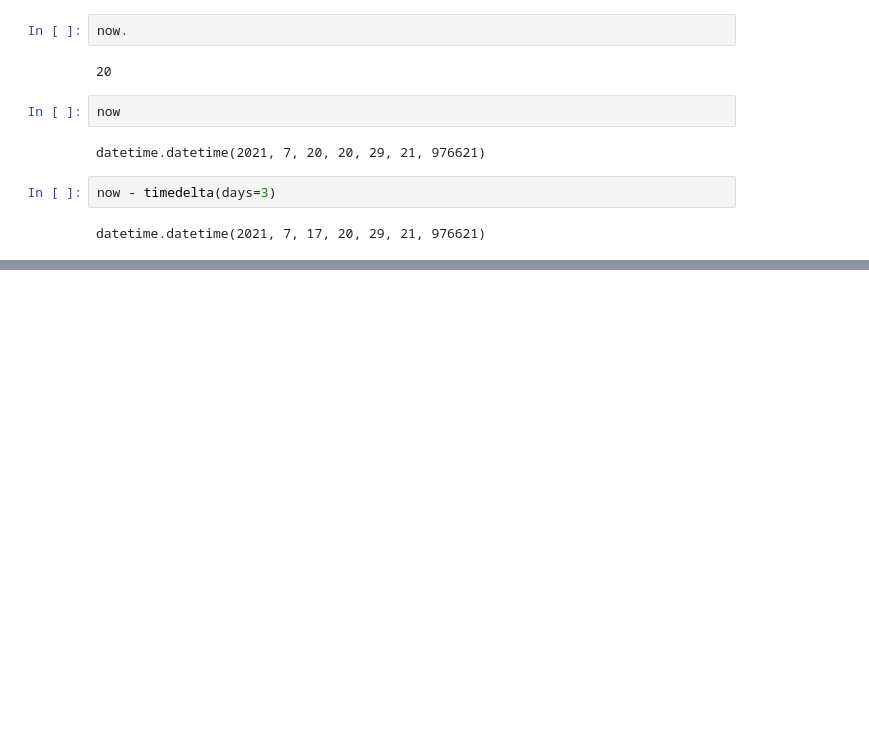
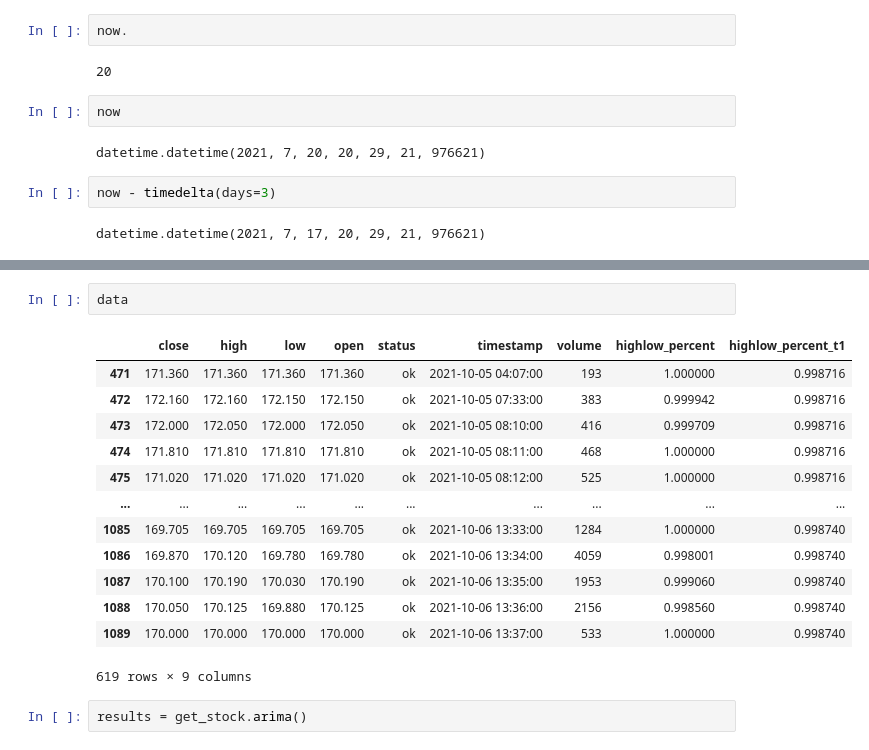
Before and after one commit to ileefmans/stock-sentiment, a Jupyter notebook: notebooks/exploratory_test_notebook.ipynb, the cells around one changed output, grey strips where cells are left out. Drawn from its saved outputs; the diff is of its cells as text; blank space fills up the shorter version.

Commit message:
Test arima

```diff
--- a/notebooks/exploratory_test_notebook.ipynb
+++ b/notebooks/exploratory_test_notebook.ipynb
@@ -290,0 +315,18 @@ datetime.datetime(2021, 7, 17, 20, 29, 21, 976621)
+# %%
+data
+# %% [output]
+|  | close | high | low | open | status | timestamp | volume | highlow_percent | highlow_percent_t1 |
+| 471 | 171.360 | 171.360 | 171.360 | 171.360 | ok | 2021-10-05 04:07:00 | 193 | 1.000000 | 0.998716 |
+| 472 | 172.160 | 172.160 | 172.150 | 172.150 | ok | 2021-10-05 07:33:00 | 383 | 0.999942 | 0.998716 |
+| 473 | 172.000 | 172.050 | 172.000 | 172.050 | ok | 2021-10-05 08:10:00 | 416 | 0.999709 | 0.998716 |
+| 474 | 171.810 | 171.810 | 171.810 | 171.810 | ok | 2021-10-05 08:11:00 | 468 | 1.000000 | 0.998716 |
+| 475 | 171.020 | 171.020 | 171.020 | 171.020 | ok | 2021-10-05 08:12:00 | 525 | 1.000000 | 0.998716 |
+| ... | ... | ... | ... | ... | ... | ... | ... | ... | ... |
+| 1085 | 169.705 | 169.705 | 169.705 | 169.705 | ok | 2021-10-06 13:33:00 | 1284 | 1.000000 | 0.998740 |
+| 1086 | 169.870 | 170.120 | 169.780 | 169.780 | ok | 2021-10-06 13:34:00 | 4059 | 0.998001 | 0.998740 |
+| 1087 | 170.100 | 170.190 | 170.030 | 170.190 | ok | 2021-10-06 13:35:00 | 1953 | 0.999060 | 0.998740 |
+| 1088 | 170.050 | 170.125 | 169.880 | 170.125 | ok | 2021-10-06 13:36:00 | 2156 | 0.998560 | 0.998740 |
+| 1089 | 170.000 | 170.000 | 170.000 | 170.000 | ok | 2021-10-06 13:37:00 | 533 | 1.000000 | 0.998740 |
+619 rows × 9 columns
+# %%
+results = get_stock.arima()
```
Also changed, not shown: parts of 5 cells of this notebook.
